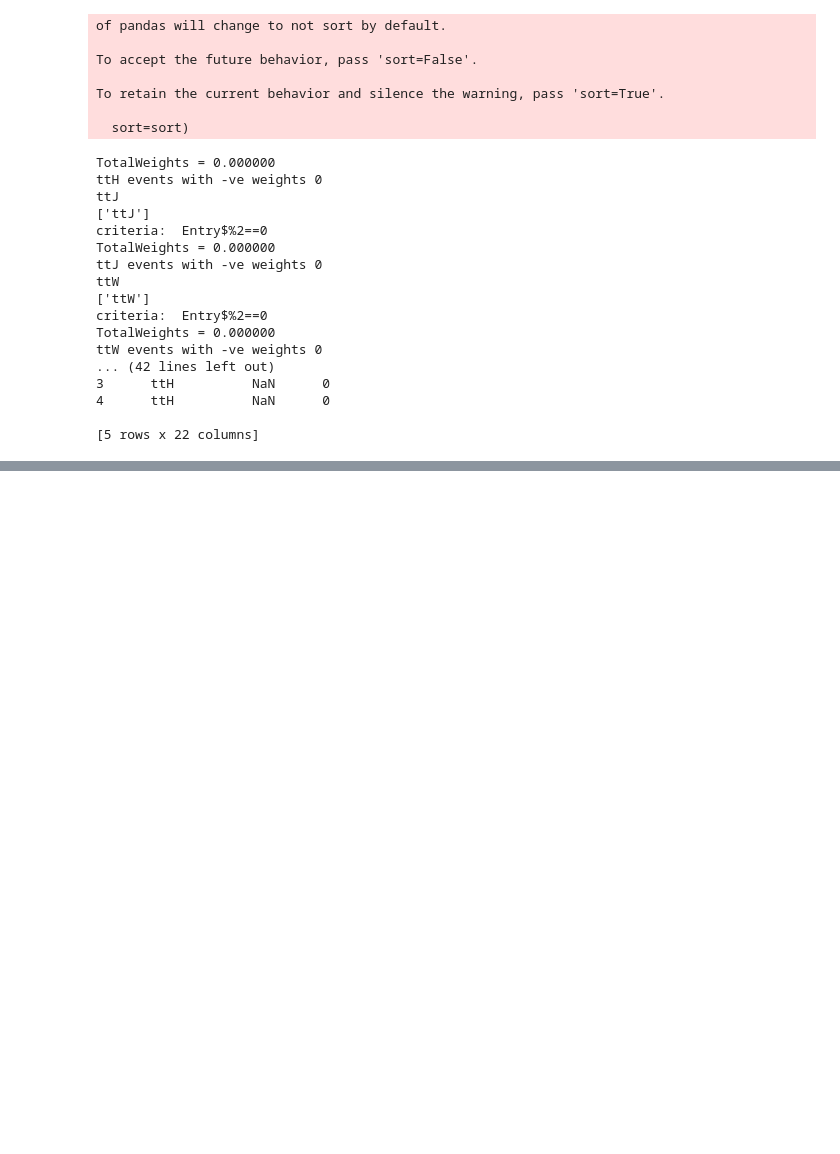
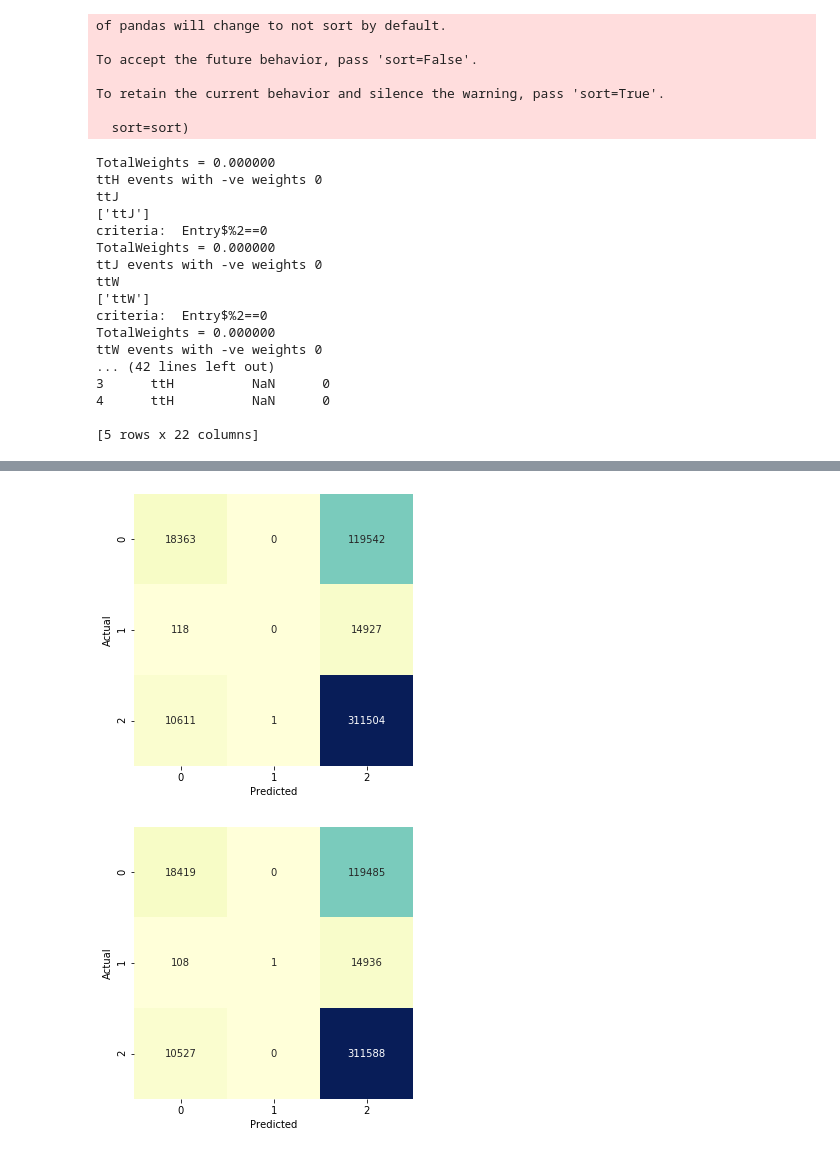
Before and after one commit to a-kapoor/MachineLearning_HEP, a Jupyter notebook: MLTrainer-MultiClass.ipynb, the cells around one changed output, grey strips where cells are left out. Cells and saved outputs as stored; diff of their text form; code cells hidden in the pictures; blank space fills up the shorter version.

Commit message:
ConfusionMatrices

```diff
--- a/MLTrainer-MultiClass.ipynb
+++ b/MLTrainer-MultiClass.ipynb
@@ -453,0 +461,17 @@ MakePlots(y_train=Y_train, y_test=Y_test, y_test_pred=result_probs_test, y_train
+# %%
+datatr["predTarget"] = result_classes
+datate["predTarget"] = result_classes_test
+# %%
+import seaborn as sns
+confusion_matrix = pd.crosstab(datatr["target"], datatr["predTarget"], rownames=['Actual'], colnames=['Predicted'])
+fig, axes = plt.subplots(1, 1, figsize=(5, 5))
+sns_plot=sns.heatmap(confusion_matrix,cmap="YlGnBu", annot=True, cbar=False,fmt='g',ax=axes)
+plt.savefig(od+"/confusion_matrix_train.png")
+
+confusion_matrix = pd.crosstab(datate["target"], datate["predTarget"], rownames=['Actual'], colnames=['Predicted'])
+fig, axes = plt.subplots(1, 1, figsize=(5, 5))
+sns_plot=sns.heatmap(confusion_matrix,cmap="YlGnBu", annot=True, cbar=False,fmt='g',ax=axes)
+plt.savefig(od+"/confusion_matrix_test.png")
+# %% [output]
+[figure, added]
+[figure, added]
```
Also changed, not shown: parts of 4 cells of this notebook, 2 other files.
